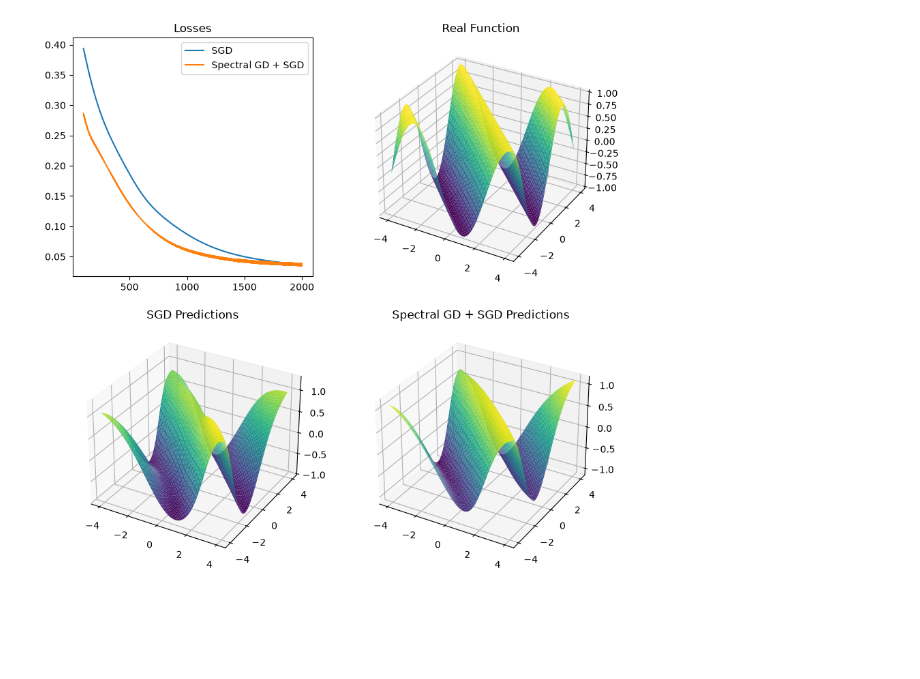
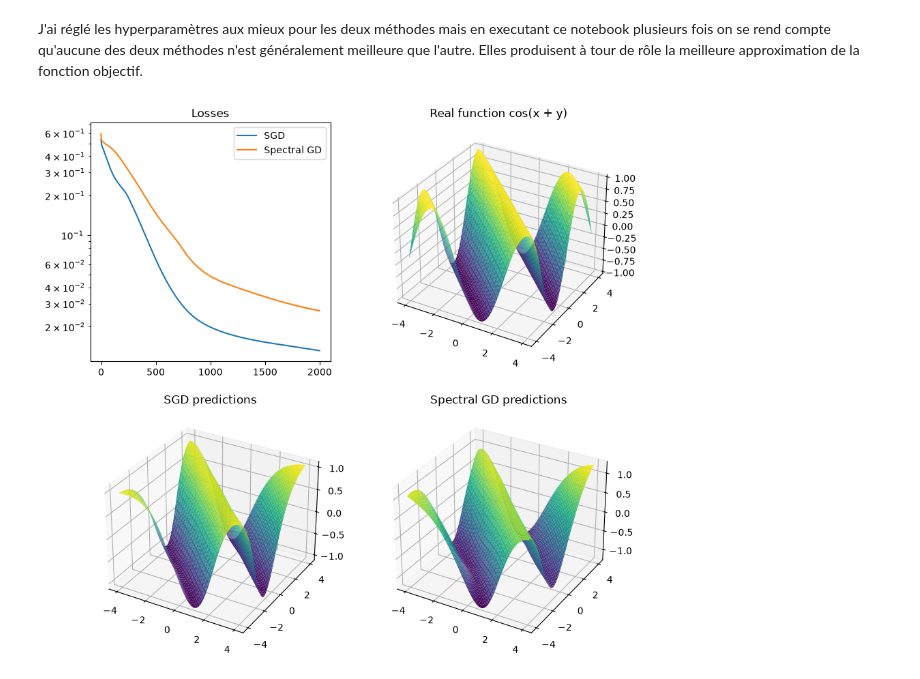
Before and after one commit to yapudpill/optim-projet, a Jupyter notebook: cos_nn.ipynb, the cells around one changed output. Saved outputs shown, nothing was run; the diff lists cells and outputs as text; code cells hidden in the pictures; blank space fills up the shorter version.

```diff
--- a/cos_nn.ipynb
+++ b/cos_nn.ipynb
@@ -6,12 +16,13 @@ from itertools import chain
 # %%
-torch.manual_seed(123)
+#torch.manual_seed(123)
 
 I = (-4, 4)
-X = torch.linspace(*I, 100)
-Y = torch.linspace(*I, 100)
+N = 100
+X = torch.linspace(*I, N)
+Y = torch.linspace(*I, N)
 
 input = torch.cartesian_prod(X, Y)
-output = input.sum(dim=1).cos().reshape(-1, 1)
+output = input.sum(dim=1).cos().reshape(-1, 1) # cos(x + y)
 # %%
 class NeuralNetwork(nn.Module):
     def __init__(self, hidden_size):
@@ -66,30 +72,35 @@ for _ in range(epoch):
+# %% [markdown]
+J'ai réglé les hyperparamètres aux mieux pour les deux méthodes mais en
+executant ce notebook plusieurs fois on se rend compte qu'aucune des deux
+méthodes n'est généralement meilleure que l'autre. Elles produisent à tour de
+rôle la meilleure approximation de la fonction objectif.
 # %%
 with torch.no_grad():
-    pred1 = model1(input)
-    pred2 = model2(input)
-    predictions = (pred1, pred2)
+    predictions = [model(input) for model in models]
 
 fig = plt.figure(figsize=(10, 10))
 
-names = ("SGD", "Spectral GD + SGD")
-
+# Plotting the losses
 loss_ax = fig.add_subplot(2, 2, 1)
 loss_ax.set_title("Losses")
-for name, ls in zip(names, losses):
-    loss_ax.plot(range(100, len(ls)), ls[100:], label=name)
+loss_ax.set_yscale('log')
+for name, loss in zip(names, losses):
+    loss_ax.plot(loss, label=name)
 loss_ax.legend()
 
 X_plot, Y_plot = torch.meshgrid(X, Y)
 
+# 3D plot of the real function
 real_ax = fig.add_subplot(2, 2, 2, projection='3d')
-real_ax.plot_surface(X_plot, Y_plot, output.numpy().reshape(100, 100), cmap='viridis')
-real_ax.set_title("Real Function")
+real_ax.plot_surface(X_plot, Y_plot, output.reshape(N, N), cmap='viridis')
+real_ax.set_title("Real function cos(x + y)")
 
+# 3D plots of the predictions
 for i, (name, pred) in enumerate(zip(names, predictions)):
     ax = fig.add_subplot(2, 2, i + 3, projection='3d')
-    ax.plot_surface(X_plot, Y_plot, pred.numpy().reshape(100, 100), cmap='viridis')
-    ax.set_title(f"{name} Predictions")
+    ax.plot_surface(X_plot, Y_plot, pred.reshape(N, N), cmap='viridis')
+    ax.set_title(f"{name} predictions")
 
 plt.show()
 # %% [output]
-[figure, old version]
+[figure, new version]
```
Also changed, not shown: parts of 4 cells of this notebook, 6 other files.
